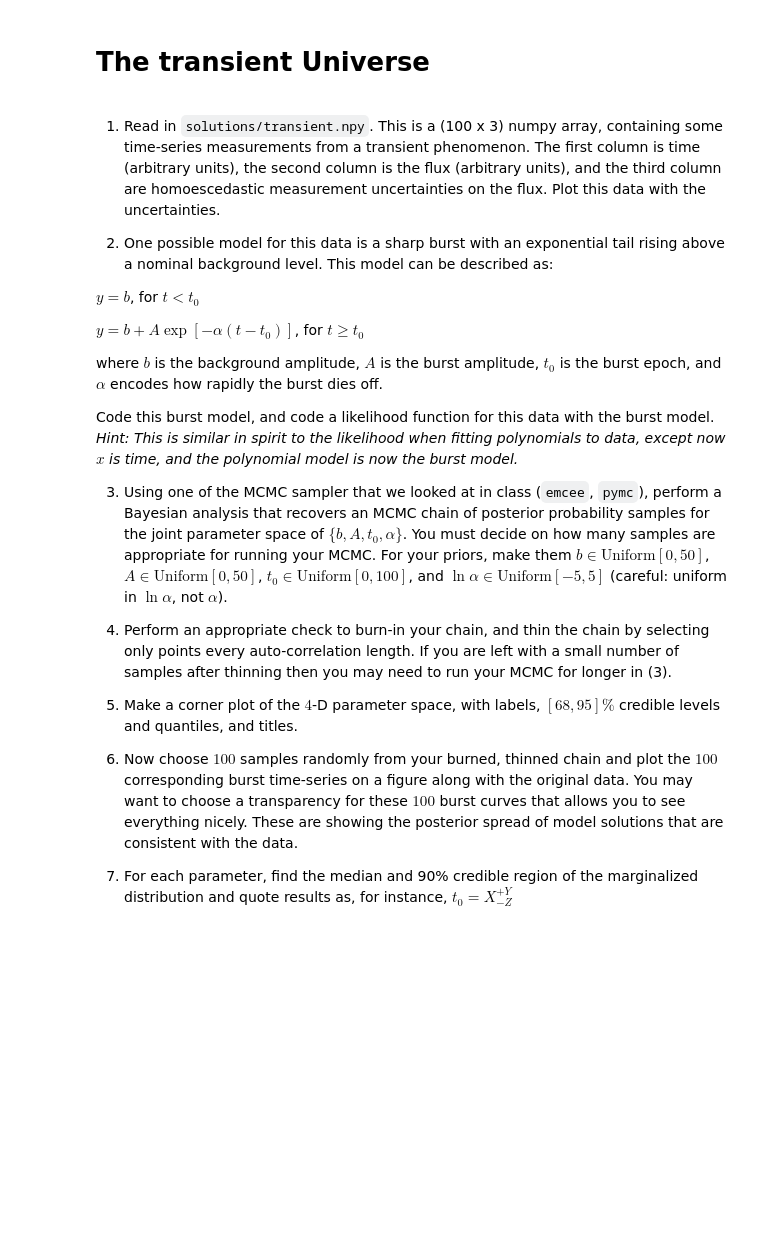
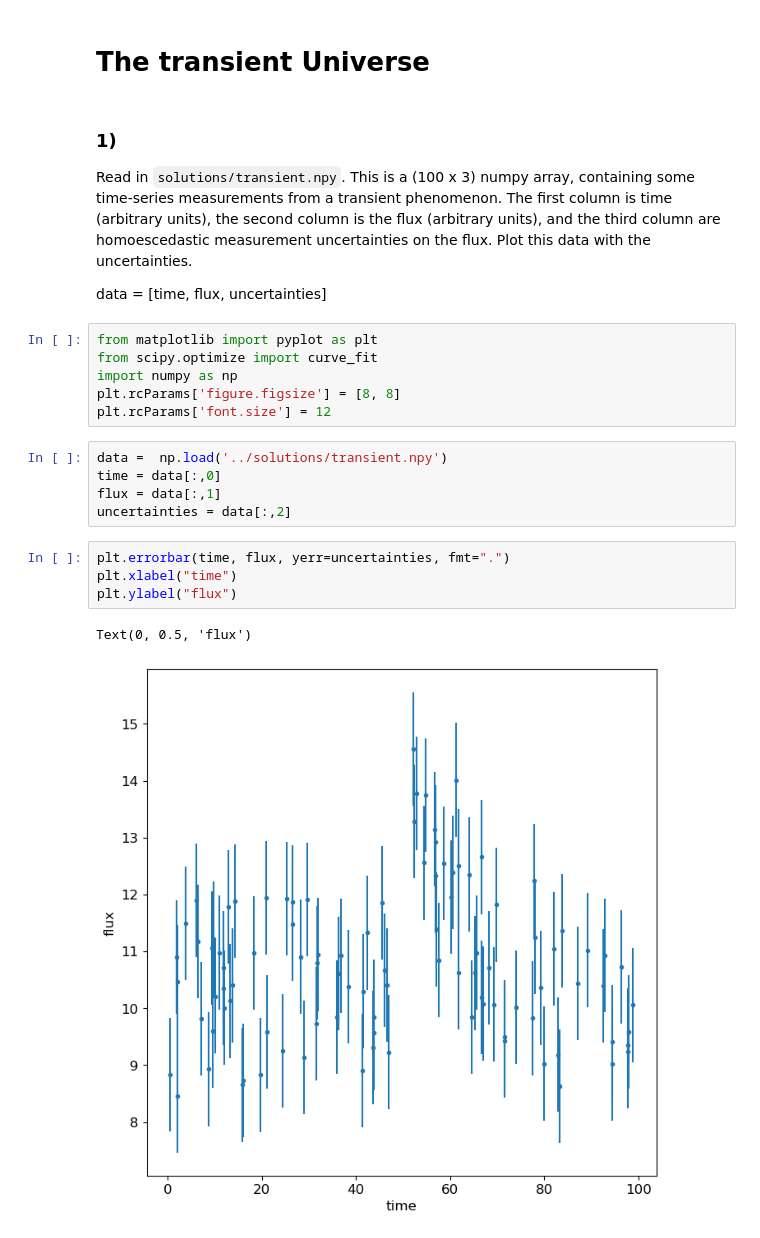
Before and after one commit to FedericoRavelli/astrostatistics_bicocca_2024, a Jupyter notebook: working/Lezione_11.ipynb, the cells around one changed output. Cells and saved outputs as stored; diff of their text form; blank space fills up the shorter version.

```diff
--- a/working/Lezione_11.ipynb
+++ b/working/Lezione_11.ipynb
@@ -1,24 +1,25 @@
 # %% [markdown]
 # The transient Universe
 # %% [markdown]
-1) Read in `solutions/transient.npy`. This is a (100 x 3) numpy array, containing some time-series measurements from a transient phenomenon. The first column is time (arbitrary units), the second column is the flux (arbitrary units), and the third column are homoescedastic measurement uncertainties on the flux. Plot this data with the uncertainties.
+### 1)
+Read in `solutions/transient.npy`. This is a (100 x 3) numpy array, containing some time-series measurements from a transient phenomenon. The first column is time (arbitrary units), the second column is the flux (arbitrary units), and the third column are homoescedastic measurement uncertainties on the flux. Plot this data with the uncertainties.
 
-2) One possible model for this data is a sharp burst with an exponential tail rising above a nominal background level. This model can be described as:
-
-$y = b$, for $t<t_0$
-
-$y = b + A\exp[-\alpha(t-t_0)]$, for $t\geq t_0$
-
-where $b$ is the background amplitude, $A$ is the burst amplitude, $t_0$ is the burst epoch, and $\alpha$ encodes how rapidly the burst dies off.
-
-Code this burst model, and code a likelihood function for this data with the burst model. *Hint: This is similar in spirit to the likelihood when fitting polynomials to data, except now $x$ is time, and the polynomial model is now the burst model.*
-
-3) Using one of the MCMC sampler that we looked at in class (`emcee`, `pymc`), perform a Bayesian analysis that recovers an MCMC chain of posterior probability samples for the joint parameter space of $\{b,A,t_0,\alpha\}$. You must decide on how many samples are appropriate for running your MCMC. For your priors, make them $b\in \mathrm{Uniform}[0,50]$, $A\in \mathrm{Uniform}[0,50]$, $t_0\in \mathrm{Uniform}[0,100]$, and $\ln\alpha\in \mathrm{Uniform}[-5,5]$ (careful: uniform in $\ln\alpha$, not $\alpha$).
-
-4) Perform an appropriate check to burn-in your chain, and thin the chain by selecting only points every auto-correlation length. If you are left with a small number of samples after thinning then you may need to run your MCMC for longer in (3).
-
-5) Make a corner plot of the $4$-D parameter space, with labels, $[68,95]\%$ credible levels and quantiles, and titles.
-
-6) Now choose $100$ samples randomly from your burned, thinned chain and plot the $100$ corresponding burst time-series on a figure along with the original data. You may want to choose a transparency for these $100$ burst curves that allows you to see everything nicely. These are showing the posterior spread of model solutions that are consistent with the data.
-
-7) For each parameter, find the median and 90% credible region of the marginalized distribution and quote results as, for instance, $t_0=X^{+Y}_{-Z}$
+data = [time, flux, uncertainties]
+# %%
+from matplotlib import pyplot as plt
+from scipy.optimize import curve_fit
+import numpy as np
+plt.rcParams['figure.figsize'] = [8, 8]
+plt.rcParams['font.size'] = 12
+# %%
+data =  np.load('../solutions/transient.npy')
+time = data[:,0]
+flux = data[:,1]
+uncertainties = data[:,2]
+# %%
+plt.errorbar(time, flux, yerr=uncertainties, fmt=".")
+plt.xlabel("time")
+plt.ylabel("flux")
+# %% [output]
+Text(0, 0.5, 'flux')
+[figure, added]
```
Also changed, not shown: parts of 22 cells of this notebook, 23 other files.
